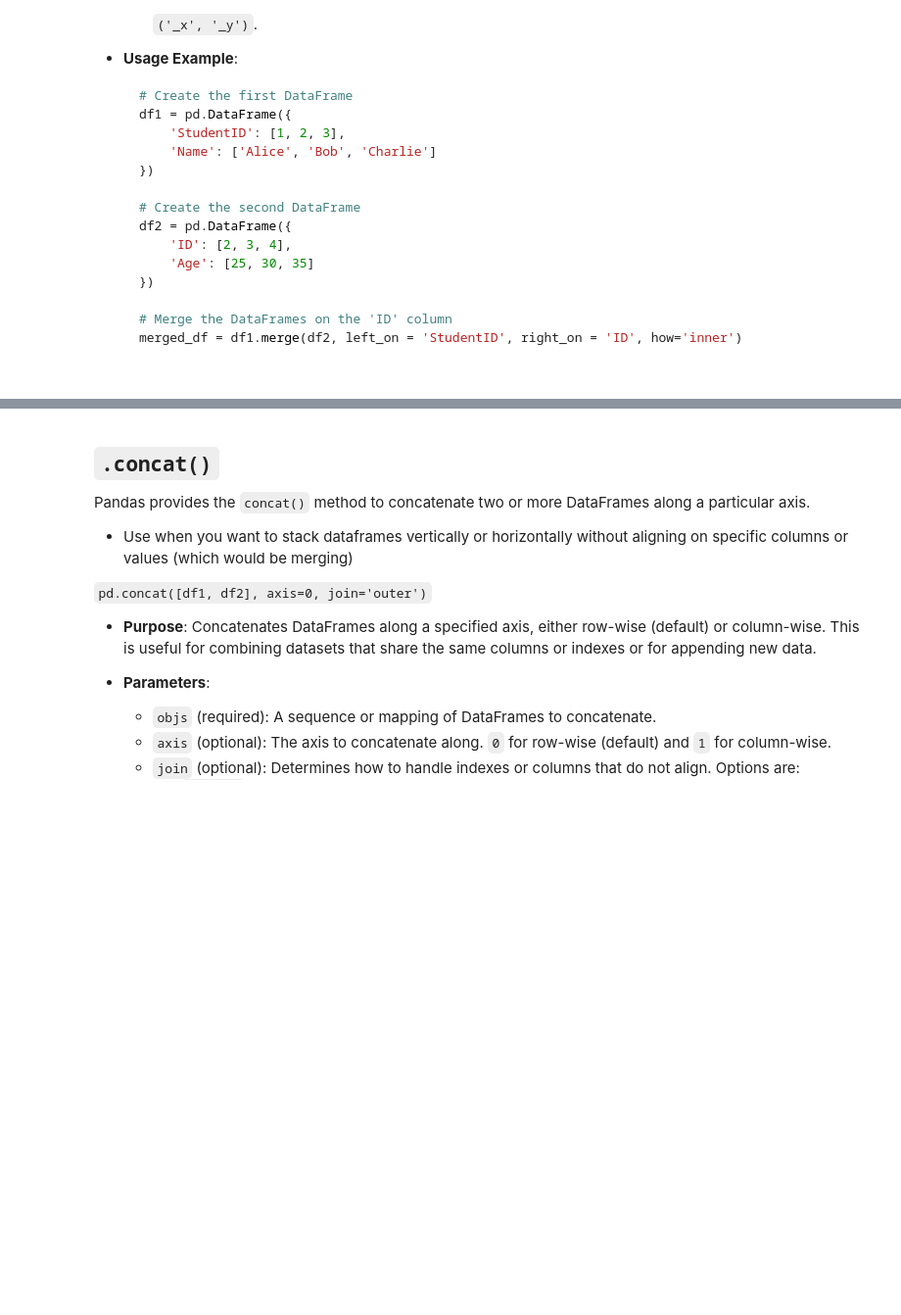
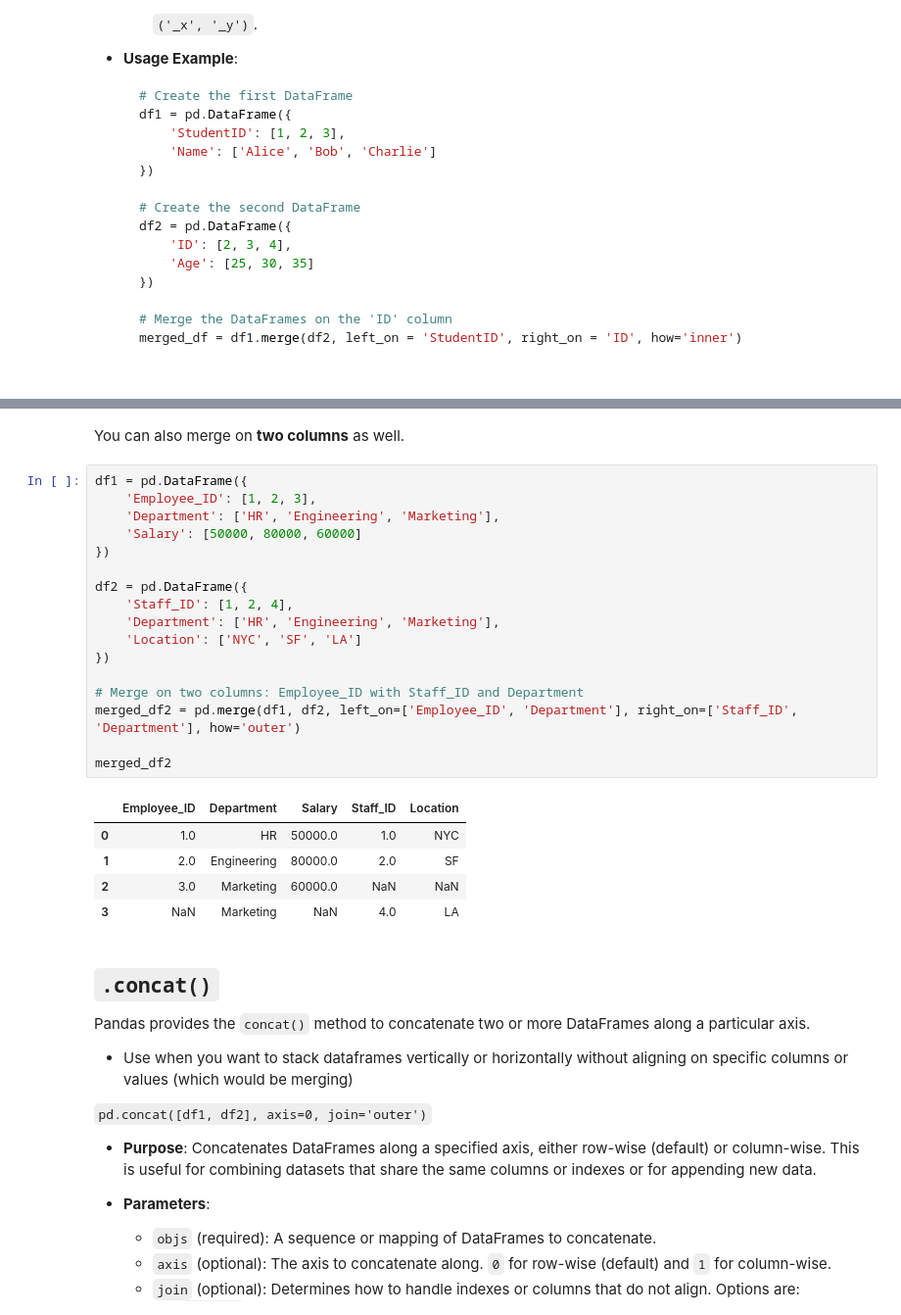
Before and after one commit to VincentG03/Data-Science-Syntax, a Jupyter notebook: pandas.ipynb, the cells around one changed output, grey strips where cells are left out. Shown at 98% size. Saved outputs shown, nothing was run; the diff lists cells and outputs as text; blank space fills up the shorter version.

```diff
--- a/pandas.ipynb
+++ b/pandas.ipynb
@@ -1497,6 +1511,31 @@ merged_df
 | 1 | 2.0 | Bob | 2.0 | HR |
 | 2 | 3.0 | Charlie | 3.0 | Engineering |
 | 3 | NaN | NaN | 4.0 | Finance |
+# %% [markdown]
+You can also merge on **two columns** as well.
+# %%
+df1 = pd.DataFrame({
+    'Employee_ID': [1, 2, 3],
+    'Department': ['HR', 'Engineering', 'Marketing'],
+    'Salary': [50000, 80000, 60000]
+})
+
+df2 = pd.DataFrame({
+    'Staff_ID': [1, 2, 4],
+    'Department': ['HR', 'Engineering', 'Marketing'],
+    'Location': ['NYC', 'SF', 'LA']
+})
+
+# Merge on two columns: Employee_ID with Staff_ID and Department
+merged_df2 = pd.merge(df1, df2, left_on=['Employee_ID', 'Department'], right_on=['Staff_ID', 'Department'], how='outer')
+
+merged_df2
+# %% [output]
+|  | Employee_ID | Department | Salary | Staff_ID | Location |
+| 0 | 1.0 | HR | 50000.0 | 1.0 | NYC |
+| 1 | 2.0 | Engineering | 80000.0 | 2.0 | SF |
+| 2 | 3.0 | Marketing | 60000.0 | NaN | NaN |
+| 3 | NaN | Marketing | NaN | 4.0 | LA |
 # %% [markdown]
 ## `.concat()`
 
```
Also changed, not shown: parts of 16 cells of this notebook.
